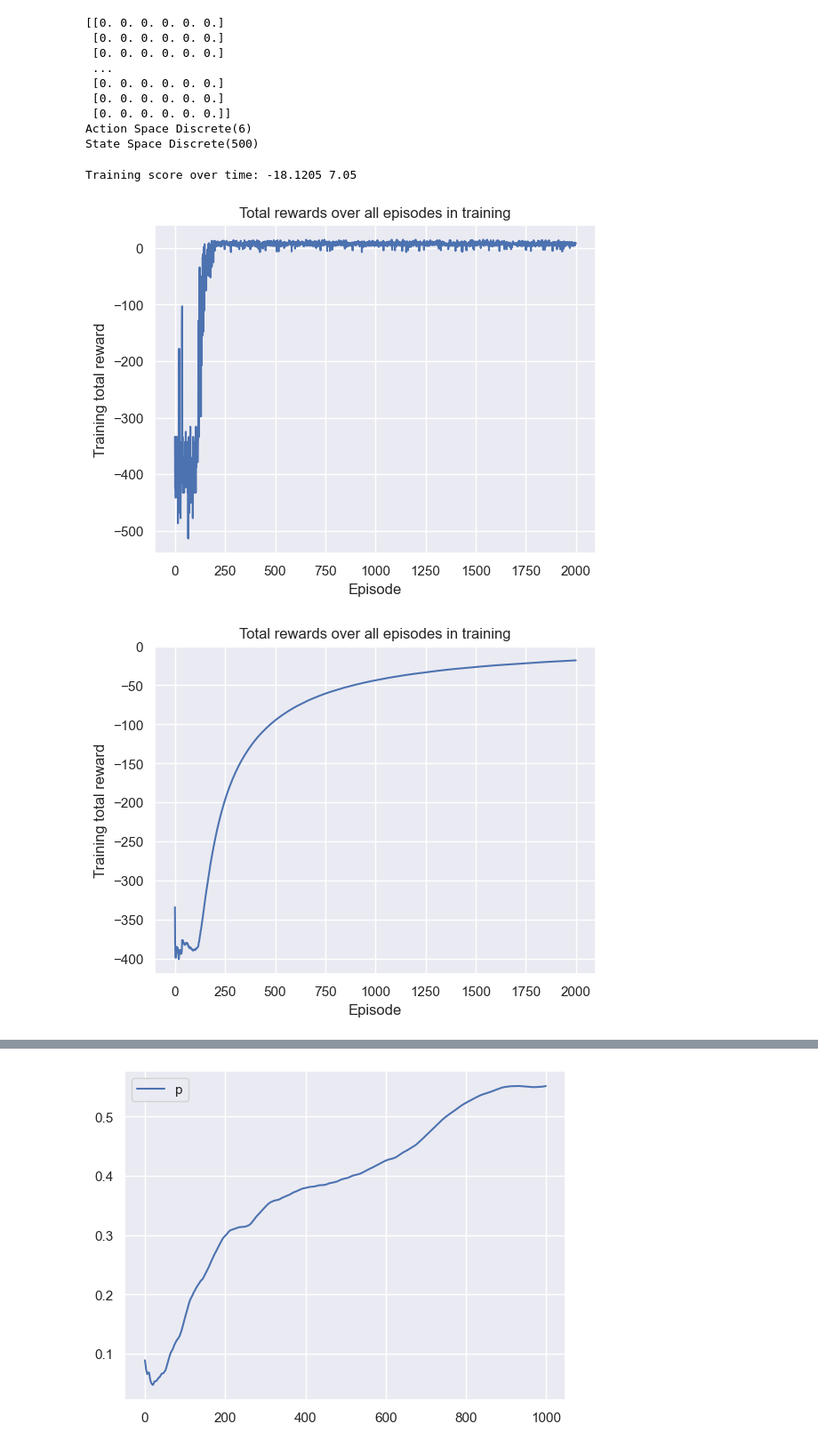
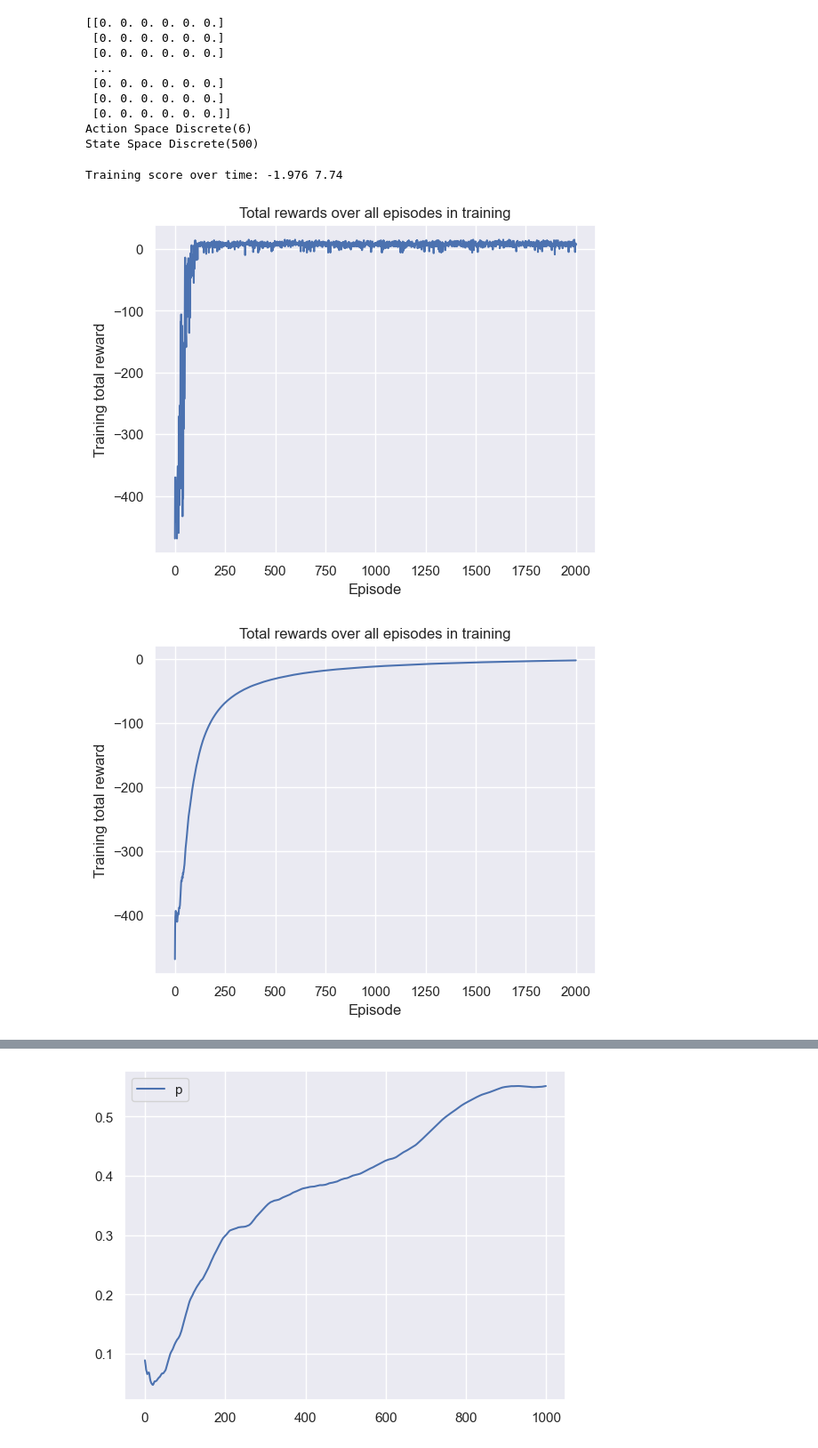
Before and after one commit to FXKevinK/iotlab-ed, a Jupyter notebook: test.ipynb, the cells around one changed output, grey strips where cells are left out. Shown at 89% size. Saved outputs shown, nothing was run; the diff lists cells and outputs as text; code cells hidden in the pictures.

```diff
--- a/test.ipynb
+++ b/test.ipynb
@@ -130,8 +131,8 @@ State Space Discrete(500)
 train_episodes = 2000
 max_steps = 100
 
-alpha = 0.05 #learning rate
-discount_factor = 0.99
+alpha = 0.1 #learning rate
+discount_factor = 0.9
 # epsilon = 1
 # max_epsilon = 1
 # min_epsilon = 0.01
@@ -220,35 +221,35 @@ for episode in range(train_episodes):
             result_p.append(p)
             result_d.append(des)
 
 
         new_epsilon = max(new_epsilon, min_epsilon)
         new_epsilon = min(new_epsilon, max_epsilon)
         epsilon = new_epsilon
 
     else:
 
         #Cutting down on exploration by reducing the epsilon
         epsilon = min_epsilon + (max_epsilon - min_epsilon)*np.exp(-decay*episode)
 
     #Adding the total reward and reduced epsilon values
     training_rewards.append(total_training_rewards)
     result_r.append(total_total_training_rewards/(episode+1))
     epsilons.append(epsilon)
 
     prev_total_training_rewards = total_total_training_rewards
 
 print ("Training score over time: " + str(sum(training_rewards)/train_episodes), np.average(training_rewards[-100:]))
 
 #Visualizing results and total reward over all episodes
 x = range(train_episodes)
 plt.plot(x, training_rewards)
 plt.xlabel('Episode')
 plt.ylabel('Training total reward')
 plt.title('Total rewards over all episodes in training')
 plt.show()
 # %% [output]
-Training score over time: -18.1205 7.05
+Training score over time: -1.976 7.74
-[figure, old version]
+[figure, new version]
 # %%
 #Visualizing results and total reward over all episodes
 x = range(train_episodes)
@@ -258,7 +259,7 @@ plt.ylabel('Training total reward')
 plt.title('Total rewards over all episodes in training')
 plt.show()
 # %% [output]
-[figure, old version]
+[figure, new version]
 # %%
 #Visualizing the epsilons over all episodes
 plt.plot(epsilons)
```
Also changed, not shown: parts of 14 cells of this notebook, 38 other files.
